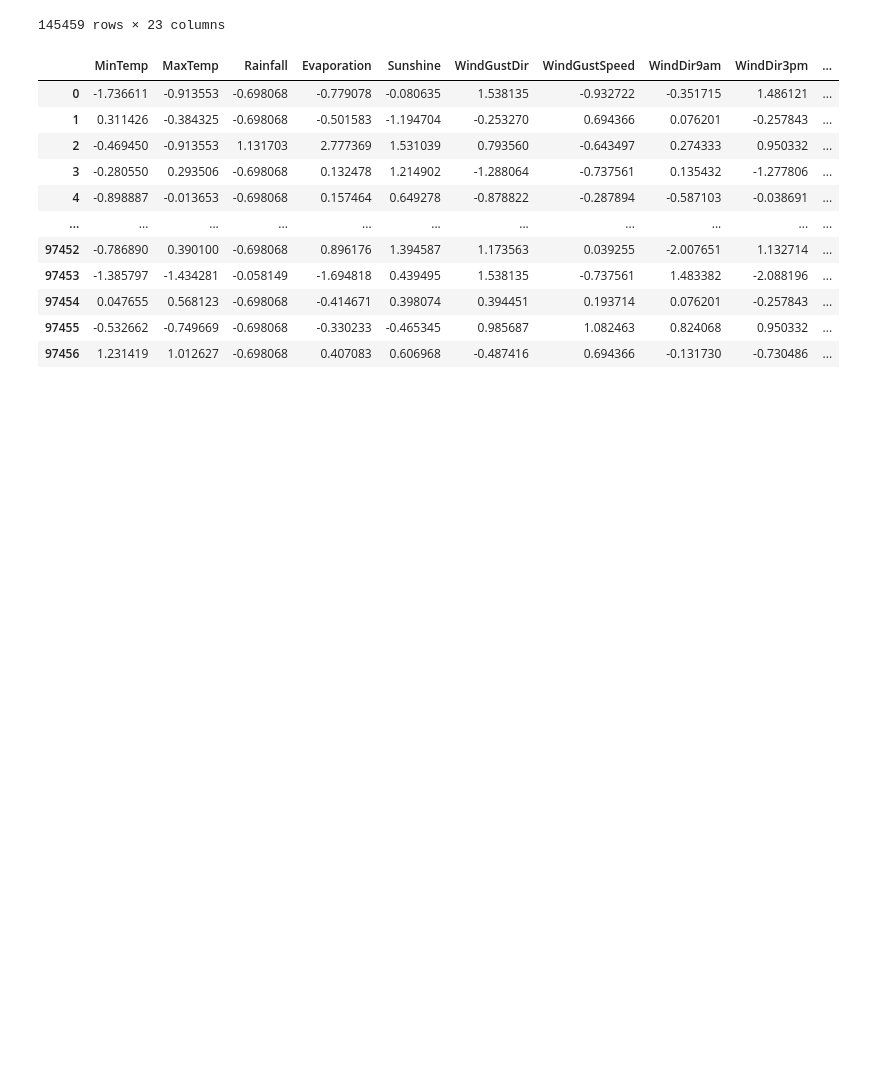
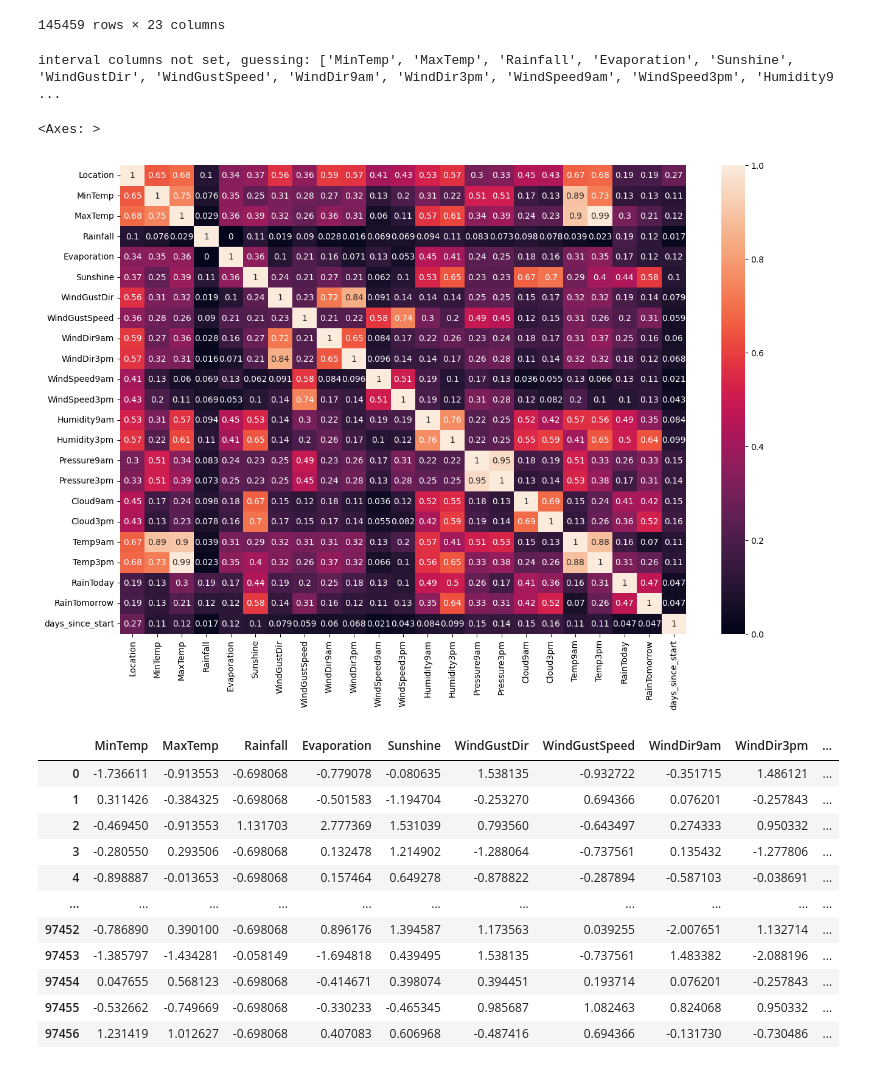
Before and after one commit to VIVALDI142857/ClassificationModelsParams, a Jupyter notebook: classification_parameters_investigation.ipynb, the cells around one changed output. Cells and saved outputs as stored; diff of their text form; code cells hidden in the pictures; blank space fills up the shorter version.

```diff
--- a/classification_parameters_investigation.ipynb
+++ b/classification_parameters_investigation.ipynb
@@ -403,6 +405,14 @@ cat_enc1.iloc[:, :23]
 | 145457 | 7.80 | 27.00 | 0.00 | 5.47 | 7.61 | 135.0 | 28.00 | 157.50 | 0.00 | ... |
 | 145458 | 12.19 | 23.22 | 2.36 | 5.47 | 7.61 | 170.5 | 40.04 | 164.12 | 172.65 | ... |
 145459 rows × 23 columns
+# %%
+plt.figure(figsize=(15, 10))
+phik = df.phik_matrix()
+sns.heatmap(phik, annot=True)
+# %% [output]
+interval columns not set, guessing: ['MinTemp', 'MaxTemp', 'Rainfall', 'Evaporation', 'Sunshine', 'WindGustDir', 'WindGustSpeed', 'WindDir9am', 'WindDir3pm', 'WindSpeed9am', 'WindSpeed3pm', 'Humidity9 ...
+<Axes: >
+[figure, added]
 # %%
 count = 0
 
```
Also changed, not shown: parts of 21 cells of this notebook.
